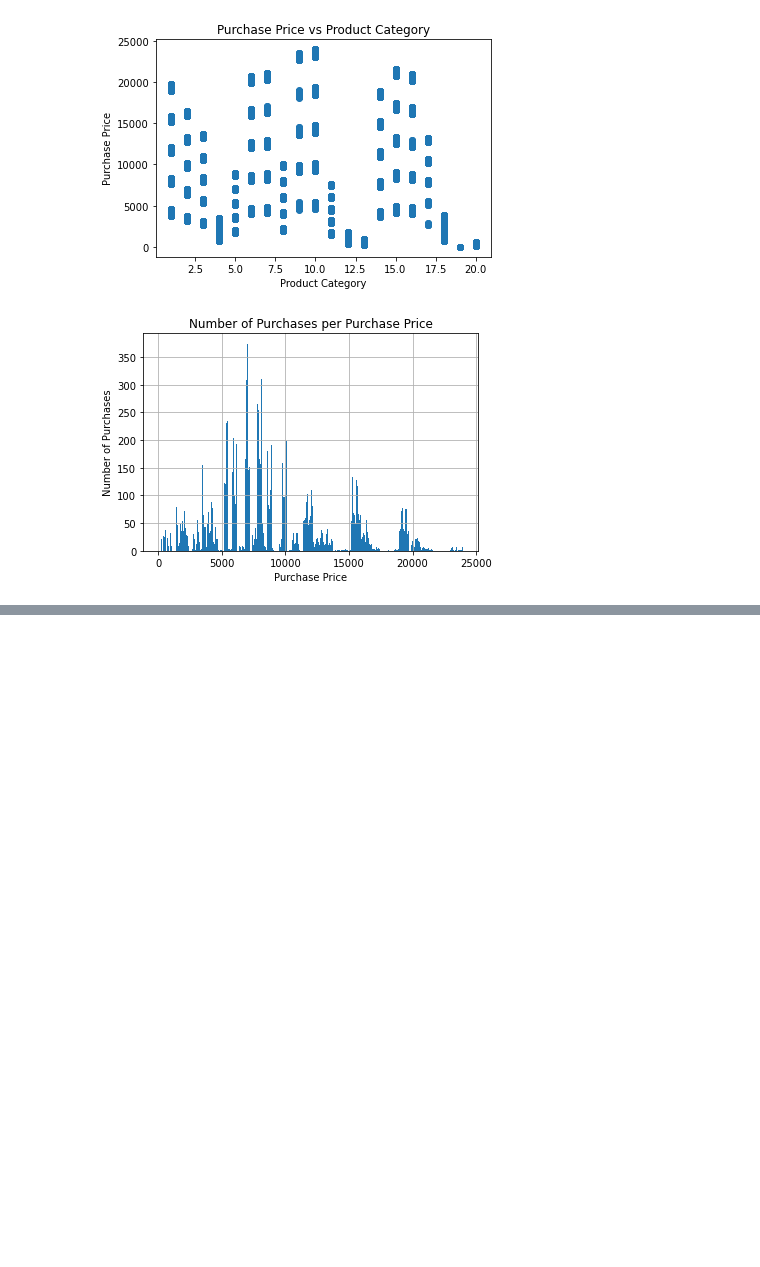
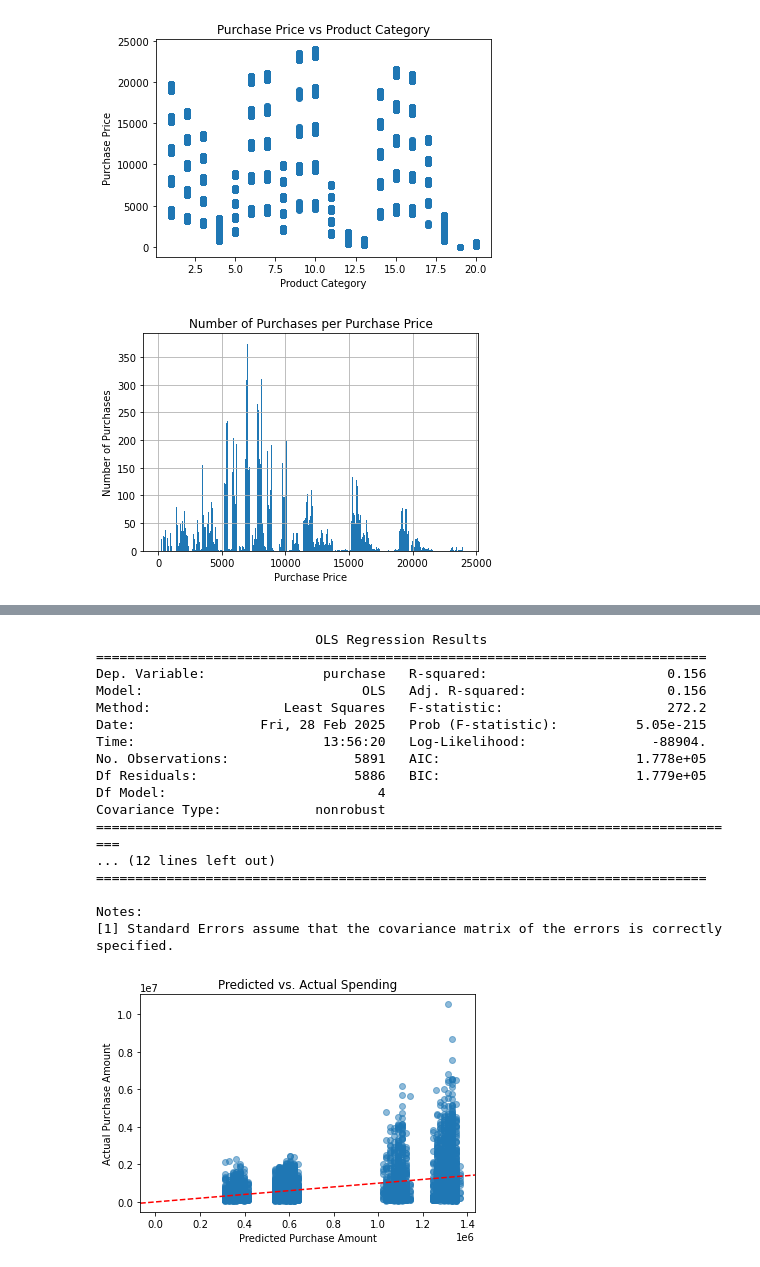
Before and after one commit to Green-Kiwie/Extreme-Couponers-Walmart-Black-Friday, a Jupyter notebook: Final Notebook.ipynb, the cells around one changed output, grey strips where cells are left out. Saved outputs shown, nothing was run; the diff lists cells and outputs as text; code cells hidden in the pictures; blank space fills up the shorter version.

```diff
--- a/Final Notebook.ipynb
+++ b/Final Notebook.ipynb
@@ -78,0 +185,59 @@ plt.show()
+# %%
+def get_agg_df():
+    user_agg_df = df.groupby(['user_id']).agg({
+        'product_id': 'count',
+        'purchase': 'sum',
+        'occupation': 'min',
+        'gender': 'min',
+        'age': 'min',
+        'city_category': 'min',
+        'stay_in_current_city_years': 'min',
+        'marital_status': 'min',
+    }).reset_index()
+    columns = user_agg_df.columns
+    return user_agg_df, columns
+
+user_agg_df, columns = get_agg_df()
+
+one_hot_features = ['city_category', 'gender']
+label_encoding_features = ['age']
+df_encoded = pd.get_dummies(user_agg_df, columns=one_hot_features, drop_first=True)
+
+age_map = {'0-17': 0, '18-25': 1, '26-35': 2, '36-45': 3, '46-50': 4, '51-55': 5, '55+': 6}
+df_encoded['encoded_age'] = df_encoded['age'].map(age_map)
+
+
+Y = df_encoded['purchase']
+X = df_encoded.drop(columns=[c for c in columns if c not in one_hot_features]).astype(float) # product_id is th enumber of proudcts
+
+X = sm.add_constant(X)
+
+model = sm.OLS(Y, X)
+results = model.fit()
+print(results.summary())
+
+plt.scatter(results.fittedvalues, Y, alpha=0.5)
+plt.xlabel("Predicted Purchase Amount")
+plt.ylabel("Actual Purchase Amount")
+plt.title("Predicted vs. Actual Spending")
+plt.axline((0, 0), slope=1, color='red', linestyle='--')  # Ideal fit line
+plt.show()
+# %% [output]
+                            OLS Regression Results
+==============================================================================
+Dep. Variable:               purchase   R-squared:                       0.156
+Model:                            OLS   Adj. R-squared:                  0.156
+Method:                 Least Squares   F-statistic:                     272.2
+Date:                Fri, 28 Feb 2025   Prob (F-statistic):          5.05e-215
+Time:                        13:56:20   Log-Likelihood:                -88904.
+No. Observations:                5891   AIC:                         1.778e+05
+Df Residuals:                    5886   BIC:                         1.779e+05
+Df Model:                           4
+Covariance Type:            nonrobust
+===================================================================================
+... (12 lines left out)
+==============================================================================
+
+Notes:
+[1] Standard Errors assume that the covariance matrix of the errors is correctly specified.
+[figure, added]
```
Also changed, not shown: parts of 2 cells of this notebook, 1 other file.
